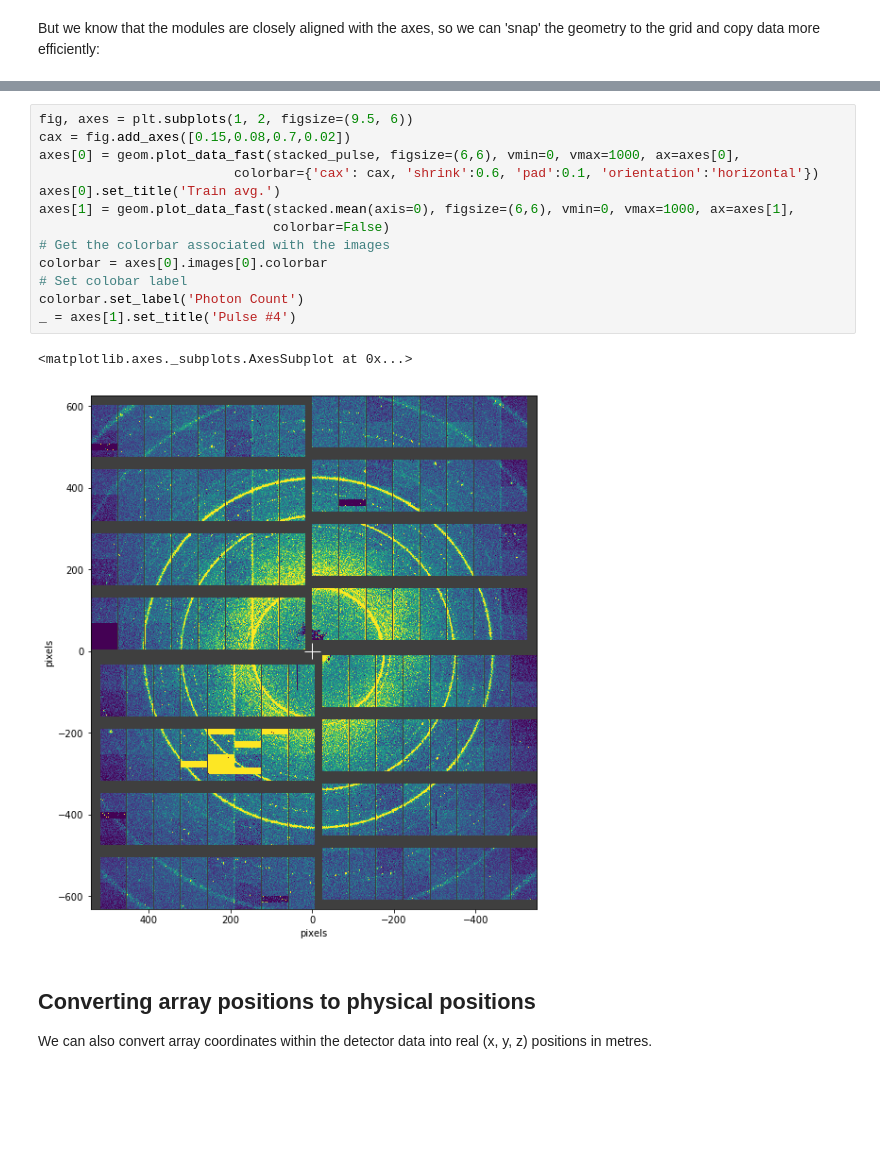
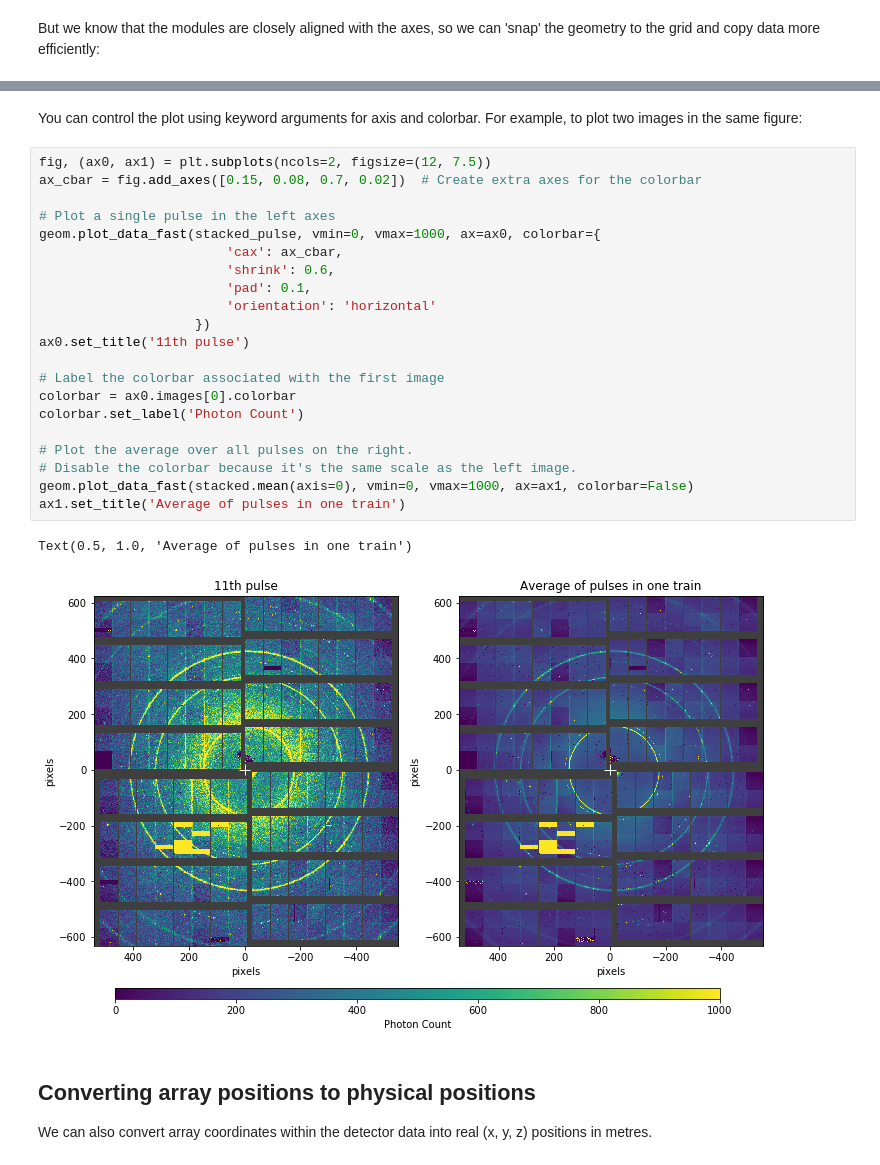
Before and after one commit to European-XFEL/karabo_data, a Jupyter notebook: docs/agipd_geometry.ipynb, the cells around one changed output, grey strips where cells are left out. Drawn from its saved outputs; the diff is of its cells as text; blank space fills up the shorter version.

Commit message:
Simplify examples, make side-by-side plots a bit bigger

```diff
--- a/docs/agipd_geometry.ipynb
+++ b/docs/agipd_geometry.ipynb
@@ -65,19 +71,29 @@ Data can be directly plotted using the ``plot_data_fast`` method. The user can c
+# %% [markdown]
+You can control the plot using keyword arguments for axis and colorbar. For example, to plot two images in the same figure:
 # %%
-fig, axes = plt.subplots(1, 2, figsize=(9.5, 6))
-cax = fig.add_axes([0.15,0.08,0.7,0.02])
-axes[0] = geom.plot_data_fast(stacked_pulse, figsize=(6,6), vmin=0, vmax=1000, ax=axes[0],
-                         colorbar={'cax': cax, 'shrink':0.6, 'pad':0.1, 'orientation':'horizontal'})
-axes[0].set_title('Train avg.')
-axes[1] = geom.plot_data_fast(stacked.mean(axis=0), figsize=(6,6), vmin=0, vmax=1000, ax=axes[1],
-                              colorbar=False)
-# Get the colorbar associated with the images
-colorbar = axes[0].images[0].colorbar
-# Set colobar label
+fig, (ax0, ax1) = plt.subplots(ncols=2, figsize=(12, 7.5))
+ax_cbar = fig.add_axes([0.15, 0.08, 0.7, 0.02])  # Create extra axes for the colorbar
+
+# Plot a single pulse in the left axes
+geom.plot_data_fast(stacked_pulse, vmin=0, vmax=1000, ax=ax0, colorbar={
+                        'cax': ax_cbar,
+                        'shrink': 0.6,
+                        'pad': 0.1,
+                        'orientation': 'horizontal'
+                    })
+ax0.set_title('11th pulse')
+
+# Label the colorbar associated with the first image
+colorbar = ax0.images[0].colorbar
 colorbar.set_label('Photon Count')
-_ = axes[1].set_title('Pulse #4')
+
+# Plot the average over all pulses on the right.
+# Disable the colorbar because it's the same scale as the left image.
+geom.plot_data_fast(stacked.mean(axis=0), vmin=0, vmax=1000, ax=ax1, colorbar=False)
+ax1.set_title('Average of pulses in one train')
 # %% [output]
-<matplotlib.axes._subplots.AxesSubplot at 0x...>
+Text(0.5, 1.0, 'Average of pulses in one train')
-[figure, old version]
+[figure, new version]
 # %% [markdown]
 ## Converting array positions to physical positions
 
```
Also changed, not shown: parts of 5 cells of this notebook.
